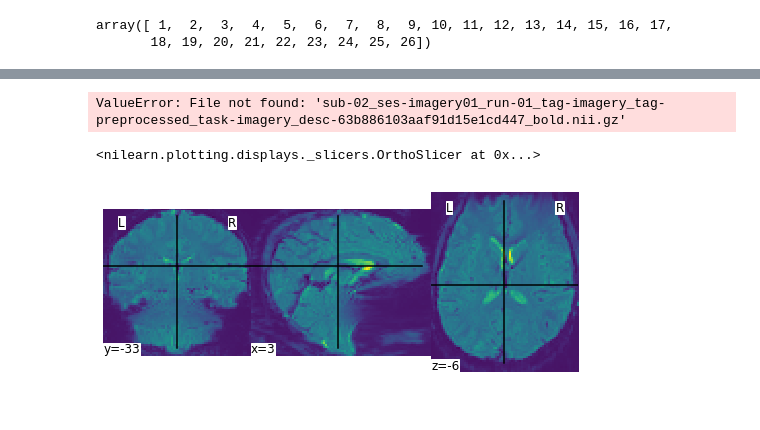
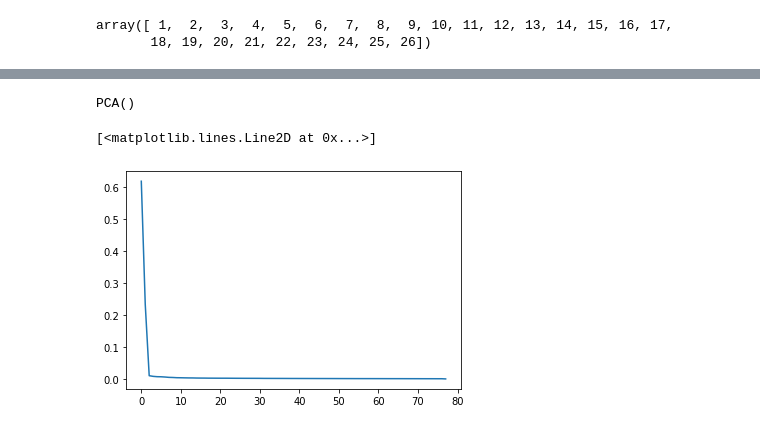
Before and after one commit to JNPauli/Banter, a Jupyter notebook: code/Support_Vector_Machine.ipynb, the cells around one changed output, grey strips where cells are left out. Cells and saved outputs as stored; diff of their text form; code cells hidden in the pictures.

```diff
--- a/code/Support_Vector_Machine.ipynb
+++ b/code/Support_Vector_Machine.ipynb
@@ -32,17 +32,17 @@ os.listdir()
 # %%
-mask_img_path = '/home/jpauli/ds001506/sourcedata/sub-01/anat'
-mask_img_L = os.path.join(mask_img_path,'sub-01_mask_LH_V2v.nii.gz')
+mask_img_path = '/home/jpauli/ds001506/sourcedata/sub-02/anat'
+mask_img_L = os.path.join(mask_img_path,'sub-02_mask_LH_LOC.nii.gz')
 mask_img_R = os.path.join(mask_img_path,'sub-01_mask_RH_PPA.nii.gz')
 # %%
 from nilearn.maskers import NiftiMasker
-nifti_masker = NiftiMasker(mask_img=mask_img_R)
+nifti_masker = NiftiMasker(mask_img=mask_img_L)
 # %%
 X = []
 Y = []
 Sessions = []
 category = 1
-for session in ["1","2","3","4"]:
-    os.chdir('/mnt/c/Users/janos/git/sessions_new/z_maps_{}'.format(session))
+for session in ["1","2","3"]:
+    os.chdir('/mnt/c/Users/janos/git/sessions_2/z_maps_{}_masked'.format(session))
     for x in os.listdir():
         if x == 'nilearn_cache':
             continue
@@ -292,11 +285,0 @@ from nilearn.plotting import plot_img
-# %%
-mean_img_ = mean_img("sub-02_ses-imagery01_run-01_tag-imagery_tag-preprocessed_task-imagery_desc-63b886103aaf91d15e1cd447_bold.nii.gz")
-plot_img(mean_img_)
-# %% [output]
-ValueError: File not found: 'sub-02_ses-imagery01_run-01_tag-imagery_tag-preprocessed_task-imagery_desc-63b886103aaf91d15e1cd447_bold.nii.gz'
-# %%
-mean_img_ = mean_img("bold.nii.gz")
-plot_img(mean_img_)
-# %% [output]
-<nilearn.plotting.displays._slicers.OrthoSlicer at 0x...>
-[figure, removed]
@@ -302,0 +288,10 @@ plot_img(mean_img_)
+# %%
+pca = PCA() #n_components = 10
+pca.fit(X_)
+# %% [output]
+PCA()
+# %%
+plt.plot(pca.explained_variance_ratio_)
+# %% [output]
+[<matplotlib.lines.Line2D at 0x...>]
+[figure, added]
```
Also changed, not shown: parts of 25 cells of this notebook.
